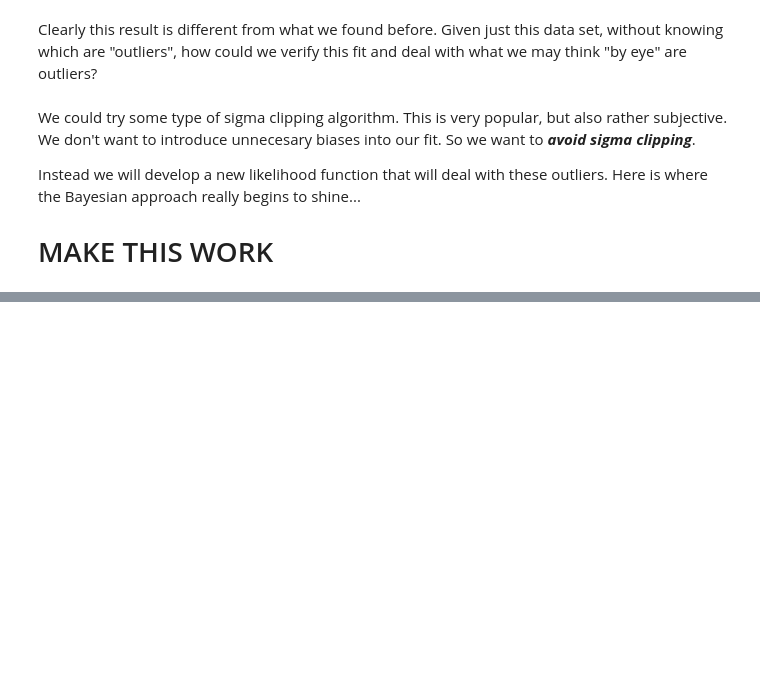
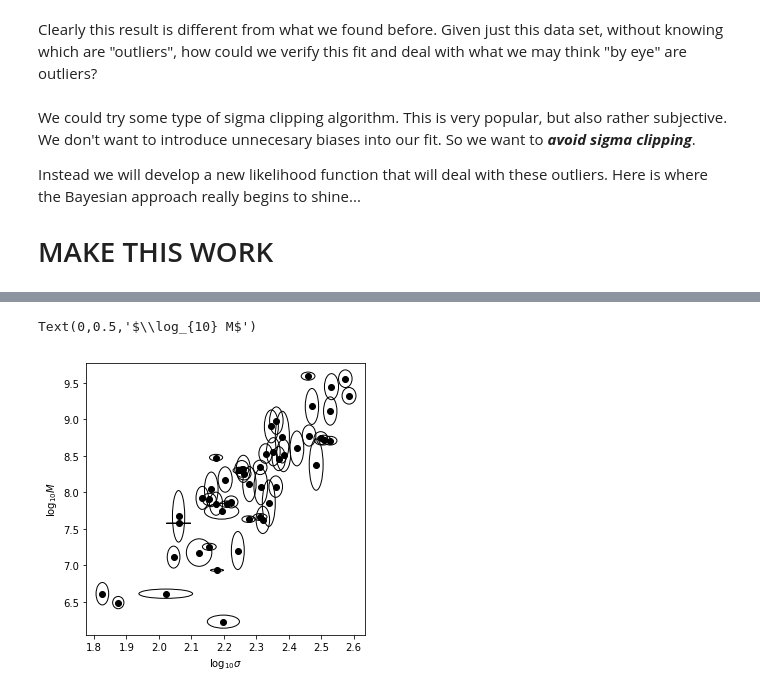
Before and after one commit to ageller/CRD2018emcee, a Jupyter notebook: emceeDemoCRD2018.ipynb, the cells around one changed output, grey strips where cells are left out. Drawn from its saved outputs; the diff is of its cells as text; code cells hidden in the pictures; blank space fills up the shorter version.

```diff
--- a/emceeDemoCRD2018.ipynb
+++ b/emceeDemoCRD2018.ipynb
@@ -604,9 +607,10 @@ import pandas as pd
 from IPython.display import display
 # %%
 #data from : http://adsabs.harvard.edu/abs/2009ApJ...698..198G
+#We find log(MBH/M) = α + β log(σ/200 km s−1) with (α,β,0) = (8.12 ± 0.08, 4.24 ± 0.41, 0.44 ± 0.06)
 #Table 1
 mSigma = pd.read_csv('apj303542t1_ascii.txt', quotechar='"', sep='\t')
-print(mSigma.columns.values)
+#print(mSigma.columns.values)
 display(mSigma)
 
 def fixSci(series):
@@ -622,14 +626,20 @@ def fixSige(series):
     x2 = x[:][2].str.split('^', expand = True)
     return(x2[:][0].astype("float"))
 
-obs_x = np.array(fixSci(mSigma['M_BH (M_sun)']))
-obs_y = np.array(fixSig(mSigma['sigma_e (km s^-1)']))
-sigma_y = np.array(fixSige(mSigma['sigma_e (km s^-1)']))
-x_low = np.array(fixSci(mSigma['M_low (M_sun)']))
-x_high = np.array(fixSci(mSigma['M_high (M_sun)']))
-sigma_x_low = x_obs - x_low
-sigma_x_high = x_high - x_obs
-rho_xy = np.full_like(x_obs, 0.)
 
-#Obviously not what we'd want to do
-sigma_x = np.array([ (x1 + x2)/2. for (x1, x2) in zip(sigma_x_low, sigma_x_high)])
+obs_x = np.array(fixSig(mSigma['sigma_e (km s^-1)']))
+obs_lx = np.log10(obs_x)
+sigma_lx = 1./(obs_x * np.log(10.)) * np.array(fixSige(mSigma['sigma_e (km s^-1)']))
+
+obs_y = np.array(fixSci(mSigma['M_BH (M_sun)']))
+obs_ly = np.log10(obs_y)
+
+#this is ultimately not what we want, but we can first try to take a mean uncertainty in x
+y_low = np.array(fixSci(mSigma['M_low (M_sun)']))
+y_high = np.array(fixSci(mSigma['M_high (M_sun)']))
+ye_low = obs_y - y_low
+ye_high = y_high - obs_y
+ye = np.array([ (y1 + y2)/2. for (y1, y2) in zip(ye_low, ye_high)])
+sigma_ly = 1./(obs_y * np.log(10.)) * ye
+
+rho_xy = np.full_like(obs_x, 0.0)
@@ -636,7 +664,9 @@ sigma_x = np.array([ (x1 + x2)/2. for (x1, x2) in zip(sigma_x_low, sigma_x_high)
 # %%
 f, ax = plt.subplots(1, figsize = (5,5))
-print(len(obs_x), len(obs_y), len(sigma_x), len(sigma_y))
-ax.errorbar(obs_x, obs_y, xerr = sigma_x, yerr = sigma_y, fmt = "o", capsize=3)
-plotData(ax, obs_x, obs_y, sigma_x, sigma_y, rho_xy)
-ax.set_xscale("log")
-ax.set_yscale("log")
+#ax.errorbar(obs_lx, obs_ly, xerr = sigma_lx, yerr = sigma_ly, fmt = "o", capsize=3)
+plotData(ax, obs_lx, obs_ly, sigma_lx, sigma_ly, rho_xy)
+ax.set_xlabel(r'$\log_{10} \sigma$')
+ax.set_ylabel(r'$\log_{10} M$')
+# %% [output]
+Text(0,0.5,'$\\log_{10} M$')
+[figure, added]
```
Also changed, not shown: parts of 16 cells of this notebook, 1 other file.
